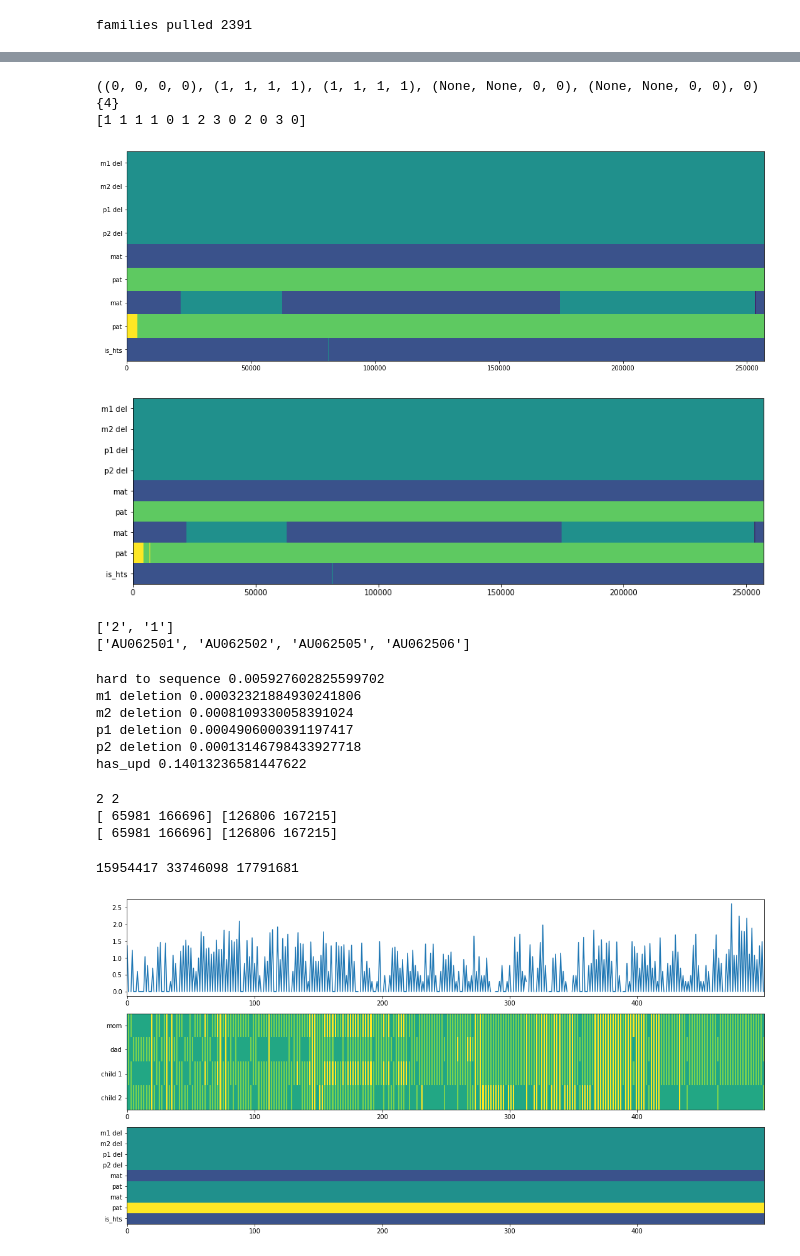
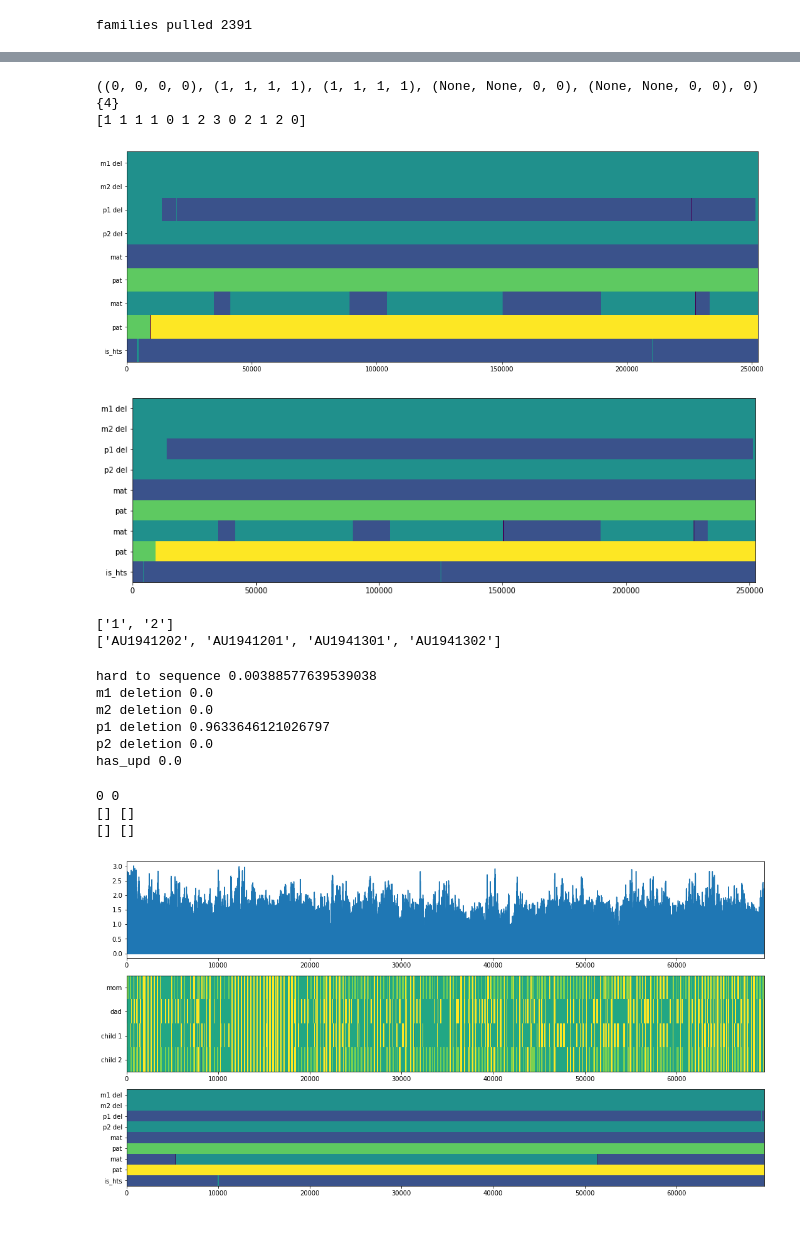
Before and after one commit to kpaskov/PhasingFamilies, a Jupyter notebook: phase/Untitled.ipynb, the cells around one changed output, grey strips where cells are left out. Cells and saved outputs as stored; diff of their text form; code cells hidden in the pictures; blank space fills up the shorter version.

```diff
--- a/phase/Untitled.ipynb
+++ b/phase/Untitled.ipynb
@@ -144,8 +144,8 @@ import random
 #fkey = ('SF0000027.SP0000034.SP0000063', 'SP0000051', 'SP0000241')
 #inds = [k[1] for k in families_of_this_size if k[0]==fkey][0]
 
-family = random.choice([x for x in families])
-#family = [x for x in families if x.id=='AU0625'][0]
+#family = random.choice([x for x in families])
+family = [x for x in families if x.id=='AU1941.AU1941301.AU1941302'][0]
 m = len(family)
 print('family', family, m)
 # %% [output]
@@ -301,7 +301,7 @@ print(final_states[:, 0])
 # %% [output]
 ((0, 0, 0, 0), (1, 1, 1, 1), (1, 1, 1, 1), (None, None, 0, 0), (None, None, 0, 0), 0)
 {4}
-[1 1 1 1 0 1 2 3 0 2 0 3 0]
+[1 1 1 1 0 1 2 3 0 2 1 2 0]
 # %%
 m = len(family)
 final_states_greyed = final_states.copy()
@@ -354,7 +354,7 @@ plt.yticks(np.arange(1+2*m),
 plt.tight_layout()
 plt.show()
 # %% [output]
-[figure, old version]
+[figure, new version]
 # %%
 m = len(family)
 final_states_greyed = final_states.copy()
@@ -369,15 +369,15 @@ plt.yticks(np.arange(1+2*m),
            ['m1 del', 'm2 del', 'p1 del', 'p2 del'] + ['mat', 'pat']*2 + ['is_hts'])
 plt.show()
 # %% [output]
-[figure, old version]
+[figure, new version]
 # %%
 sample_id_to_sex = input_output.pull_sex(ped_file)
 
 print([sample_id_to_sex[x] for x in family.individuals[2:]])
 print(family.individuals)
 # %% [output]
-['2', '1']
-['AU062501', 'AU062502', 'AU062505', 'AU062506']
+['1', '2']
+['AU1941202', 'AU1941201', 'AU1941301', 'AU1941302']
 # %%
 is_hts = final_states[-1, :]==1
 
@@ -415,12 +415,12 @@ print('has_upd', np.sum(mult_factor * (has_upd & ~is_hts))/np.sum(mult_factor))
 #    print('child%d mat upd' % (i+1), np.sum(mult_factor * (has_upd[4+2*i, :] & ~is_hts)))
 #    print('child%d pat upd' % (i+1), np.sum(mult_factor * (has_upd[5+2*i, :] & ~is_hts)))
 # %% [output]
-hard to sequence 0.005927602825599702
-m1 deletion 0.00032321884930241806
-m2 deletion 0.0008109330058391024
-p1 deletion 0.0004906000391197417
-p2 deletion 0.00013146798433927718
-has_upd 0.14013236581447622
+hard to sequence 0.00388577639539038
+m1 deletion 0.0
+m2 deletion 0.0
+p1 deletion 0.9633646121026797
+p2 deletion 0.0
+has_upd 0.0
 # %%
 event = has_upd
 #event = has_upd[6, :]
@@ -448,21 +448,22 @@ print(del_start, del_end)
 
 print(del_start, del_end)
 # %% [output]
-2 2
-[ 65981 166696] [126806 167215]
-[ 65981 166696] [126806 167215]
+0 0
+[] []
+[] []
 # %%
 #dstart, dend = random.choice(list(zip(del_start, del_end)))
-print(family_snp_positions[dstart, 0], family_snp_positions[dend, 1], family_snp_positions[dend, 1]-family_snp_positions[dstart, 0])
-start, end = max(0, dstart-100), min(dend+100, family_genotypes.shape[1])
-start, end = start+5500, start+6000
+#print(family_snp_positions[dstart, 0], family_snp_positions[dend, 1], family_snp_positions[dend, 1]-family_snp_positions[dstart, 0])
+#start, end = max(0, dstart-100), min(dend+100, family_genotypes.shape[1])
+#start, end = start+5500, start+6000
+
 #print(final_states[:, start])
 #print(dstart, dend)
 #print(family_snp_positions[dstart, :], family_snp_positions[dend, :])
 
-#start, end =  35662174, 35665664
-#start, end = np.where(family_snp_positions[:, 0]>=start)[0][0], np.where(family_snp_positions[:, 0]<=end)[0][-1]
-#start, end = max(0, start-100), min(end+100, family_genotypes.shape[1])
+start, end = 58712800, 102709091
+start, end = np.where(family_snp_positions[:, 0]>=start)[0][0], np.where(family_snp_positions[:, 0]<=end)[0][-1]
+start, end = max(0, start-100), min(end+100, family_genotypes.shape[1])
 
 state_indices_of_interest = []
 
@@ -485,35 +486,34 @@ plt.imshow(final_states[[0, 1, 2, 3] + \
 plt.yticks(np.arange(1+2*m),
            ['m1 del', 'm2 del', 'p1 del', 'p2 del'] + ['mat', 'pat']*(m-2) + ['is_hts'])
 
 #ax = plt.subplot(4, 1, 4)
 #plt.imshow(final_states[np.arange(4+(2*m), 4+(4*m)).tolist(), start:end], aspect='auto', vmin=-1, vmax=3)
 
 #plt.subplot(4, 1, 4, sharex=ax)
 #plt.imshow(final_states[np.arange(16, 20).tolist(), start:end],
 #           aspect='auto', vmin=-1, vmax=3)
 #plt.yticks(np.arange(4),
 #           ['child1 mat', 'child1 pat', 'child2 mat', 'child2 pat'])
 
 #plt.subplot(4, 1, 4, sharex=ax)
 #plt.plot([loss(tuple(family_genotypes[:, j]))[states.index(tuple(np.clip(final_states[:, j], 0, None)))] for j in range(start, end)], alpha=0.5)
 
 #plt.subplot(5, 1, 5, sharex=ax)
 #plt.plot([loss(tuple(family_genotypes[:, j]))[states.index(tuple(np.clip(final_states[:, j], 0, None)))] for j in range(start, end)], alpha=0.5)
 #plt.plot([loss(tuple(family_genotypes[:, j]))[states.index(tuple(np.hstack((np.clip(final_states[:2*m, j], 0, None), [0,]*(2*(m-2)), [np.clip(final_states[-1, j], 0, None)]))))] for j in range(start, end)], alpha=0.5)
 #plt.plot([loss(tuple(family_genotypes[:, j]))[states.index(tuple(np.hstack(([1,]*4, np.clip(final_states[4:, j], 0, None)))))] for j in range(start, end)], alpha=0.5)
 #plt.plot([loss(tuple(family_genotypes[:, j]))[states.index((1, 1, 1, 1, 0, 0, 0, 1, 0, 0, 0, 0, 0))] for j in range(start, end)], alpha=0.5)
 #plt.plot(np.cumsum([loss(tuple(family_genotypes[:, j]))[states.index((1, 1, 1, 1, 0, 0, 0, 0, 0, 1, 0, 0, 0, 0, 0, 0, 0))] for j in range(start, end)]), alpha=0.5)
 #plt.plot(np.cumsum([loss(tuple(family_genotypes[:, j]))[states.index((1, 1, 1, 1, 0, 0, 0, 1, 0, 0, 0, 1, 0))] for j in range(start, end)]), alpha=0.5)
 #plt.plot([loss(tuple(family_genotypes[:, j]))[states.index((1, 1, 0, 1, 0, 0, 0, 0, 1, 1, 0))] for j in range(start, end+1)], alpha=0.5)
 #plt.plot([loss(tuple(family_genotypes[:, j]))[states.index((0, 0, 0, 0, 0, 0, 0, 0, 1, 1, 0))] for j in range(start, end+1)], alpha=0.5)
 
 
 
 plt.tight_layout()
 plt.show()
 # %% [output]
-15954417 33746098 17791681
-[figure, old version]
+[figure, new version]
 # %%
 g = family_genotypes[:, start:end]
 mf = mult_factor[start:end]
```
Also changed, not shown: parts of 8 cells of this notebook, 2 other files.
